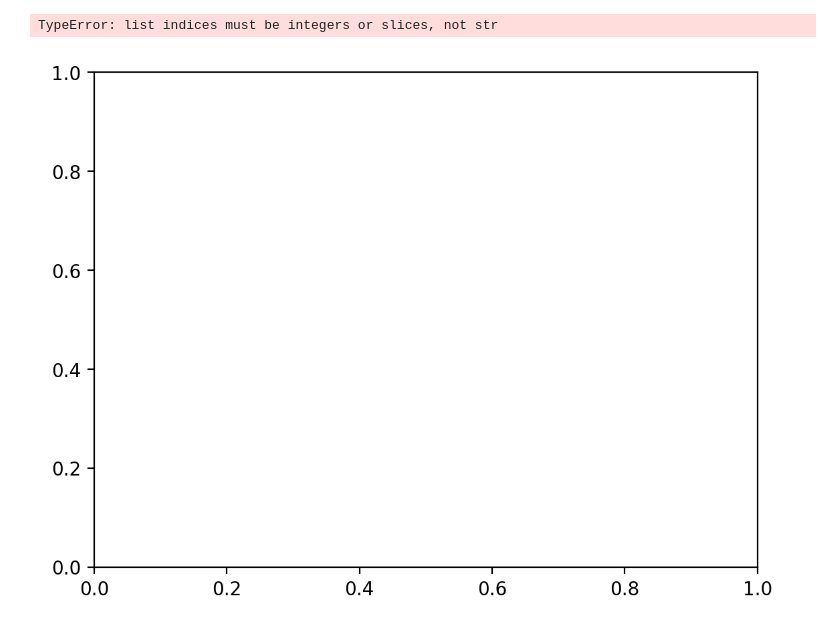
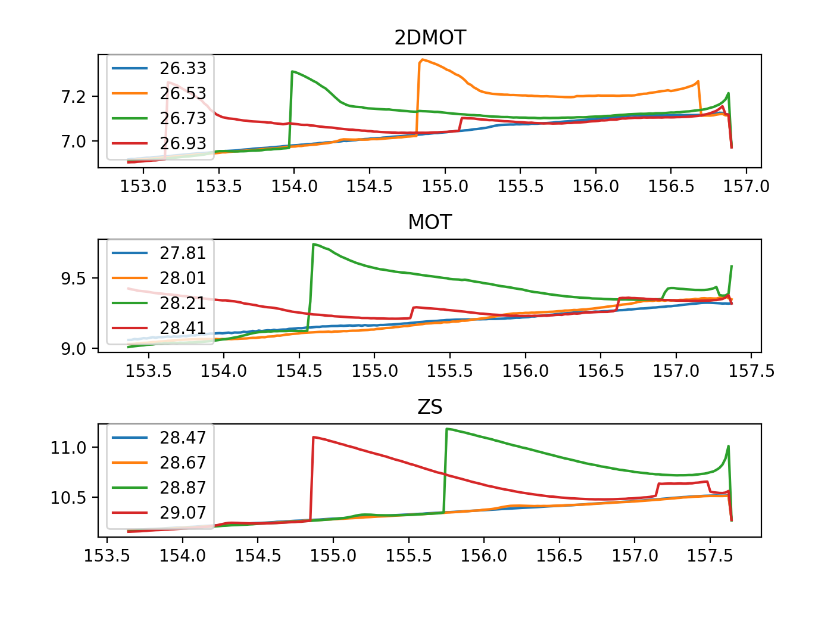
Before and after one commit to sronelab/pro8000_blues, a Jupyter notebook: T-I_measurement/data_analysis.ipynb, the cells around one changed output. Cells and saved outputs as stored; diff of their text form; code cells hidden in the pictures.

```diff
--- a/T-I_measurement/data_analysis.ipynb
+++ b/T-I_measurement/data_analysis.ipynb
@@ -9,11 +10,15 @@ for fname in fnames:
     with open(fname) as f:
         data.append(json.load(f))
 # %%
-fig , axes = plt.subplots(dpi=200)
+fig , axes = plt.subplots(3, 1, dpi=200)
 for d in data:
-    axes.plot(d["I_measured"], d["P_measured"], label=d["T_measured"])
-
-axes.legend()
+    ii = 0
+    for channel in d:
+        axes[ii].plot(channel["I_measured"], channel["P_measured"], label=
+                      np.round(channel["T_measured"], decimals=2))
+        axes[ii].set_title(channel["name"])
+        axes[ii].legend()
+        ii += 1
+fig.tight_layout()
 # %% [output]
-TypeError: list indices must be integers or slices, not str
-[figure, old version]
+[figure, new version]
```
Also changed, not shown: parts of 1 cell of this notebook.
